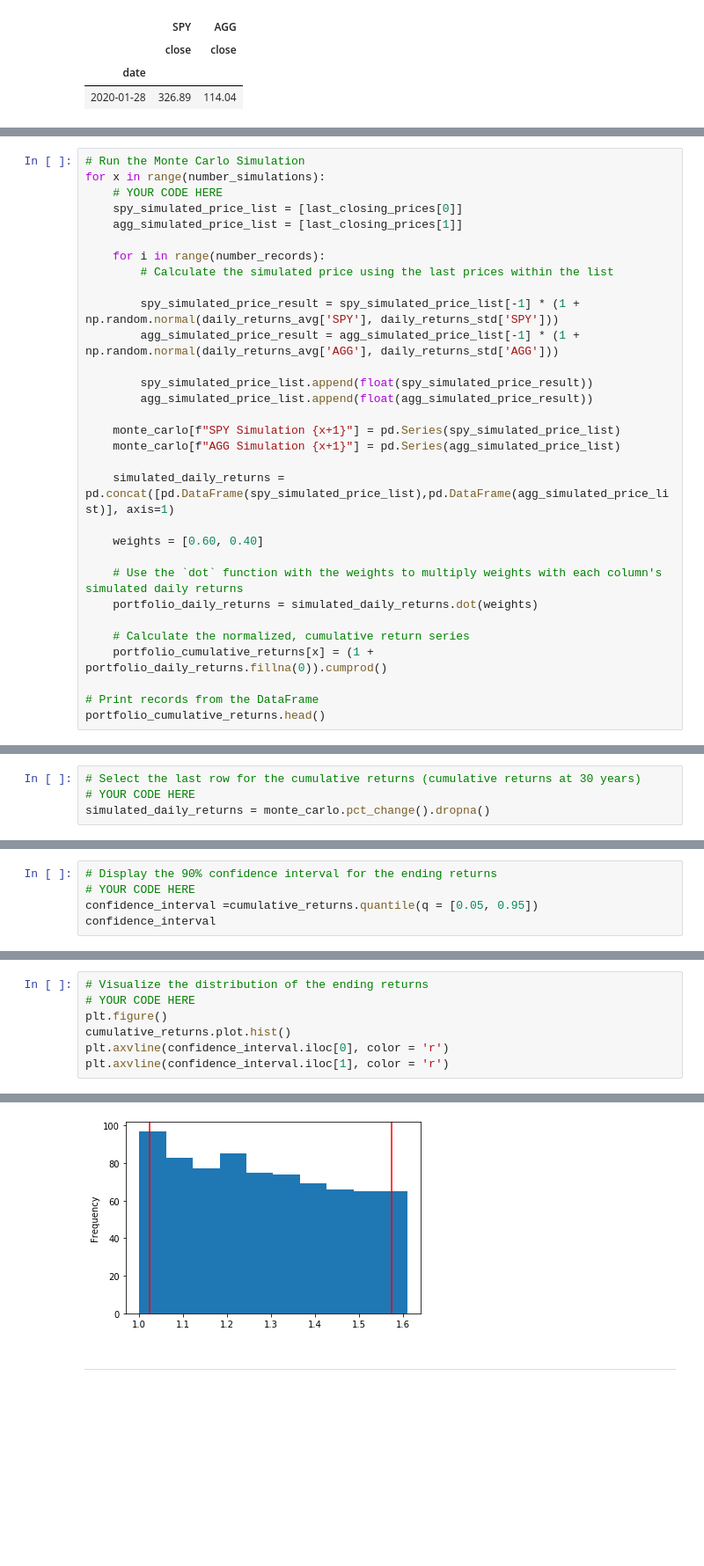
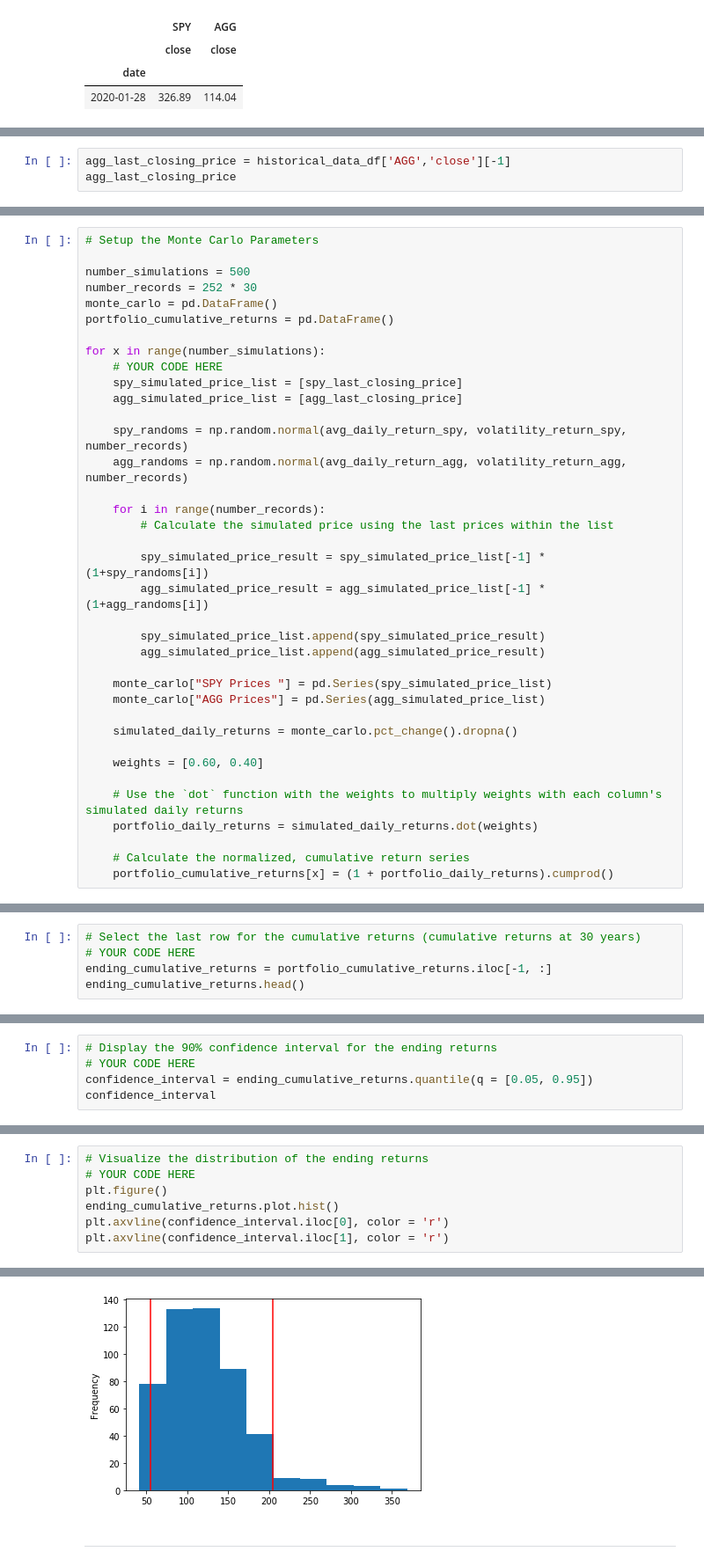
Before and after one commit to jaimebunay/api_homework, a Jupyter notebook: portfolio_planner.ipynb, the cells around one changed output, grey strips where cells are left out. Shown at 88% size. Drawn from its saved outputs; the diff is of its cells as text; blank space fills up the shorter version.

```diff
--- a/portfolio_planner.ipynb
+++ b/portfolio_planner.ipynb
@@ -176,0 +145,3 @@ portfolio_cumulative_returns = pd.DataFrame()
+# %%
+agg_last_closing_price = historical_data_df['AGG','close'][-1]
+agg_last_closing_price
@@ -177,23 +150,32 @@ portfolio_cumulative_returns = pd.DataFrame()
 # %%
-# Run the Monte Carlo Simulation
+# Setup the Monte Carlo Parameters
+
+number_simulations = 500
+number_records = 252 * 30
+monte_carlo = pd.DataFrame()
+portfolio_cumulative_returns = pd.DataFrame()
+
 for x in range(number_simulations):
     # YOUR CODE HERE
-    spy_simulated_price_list = [last_closing_prices[0]]
-    agg_simulated_price_list = [last_closing_prices[1]]
+    spy_simulated_price_list = [spy_last_closing_price]
+    agg_simulated_price_list = [agg_last_closing_price]
+
+    spy_randoms = np.random.normal(avg_daily_return_spy, volatility_return_spy, number_records)
+    agg_randoms = np.random.normal(avg_daily_return_agg, volatility_return_agg, number_records)
 
     for i in range(number_records):
         # Calculate the simulated price using the last prices within the list
 
-        spy_simulated_price_result = spy_simulated_price_list[-1] * (1 + np.random.normal(daily_returns_avg['SPY'], daily_returns_std['SPY']))
-        agg_simulated_price_result = agg_simulated_price_list[-1] * (1 + np.random.normal(daily_returns_avg['AGG'], daily_returns_std['AGG']))
+        spy_simulated_price_result = spy_simulated_price_list[-1] * (1+spy_randoms[i])
+        agg_simulated_price_result = agg_simulated_price_list[-1] * (1+agg_randoms[i])
 
-        spy_simulated_price_list.append(float(spy_simulated_price_result))
-        agg_simulated_price_list.append(float(agg_simulated_price_result))
+        spy_simulated_price_list.append(spy_simulated_price_result)
+        agg_simulated_price_list.append(agg_simulated_price_result)
 
-    monte_carlo[f"SPY Simulation {x+1}"] = pd.Series(spy_simulated_price_list)
-    monte_carlo[f"AGG Simulation {x+1}"] = pd.Series(agg_simulated_price_list)
+    monte_carlo["SPY Prices "] = pd.Series(spy_simulated_price_list)
+    monte_carlo["AGG Prices"] = pd.Series(agg_simulated_price_list)
 
-    simulated_daily_returns = pd.concat([pd.DataFrame(spy_simulated_price_list),pd.DataFrame(agg_simulated_price_list)], axis=1)
+    simulated_daily_returns = monte_carlo.pct_change().dropna()
 
     weights = [0.60, 0.40]
 
@@ -201,7 +183,4 @@ for x in range(number_simulations):
     portfolio_daily_returns = simulated_daily_returns.dot(weights)
 
     # Calculate the normalized, cumulative return series
-    portfolio_cumulative_returns[x] = (1 + portfolio_daily_returns.fillna(0)).cumprod()
-
-# Print records from the DataFrame
-portfolio_cumulative_returns.head()
+    portfolio_cumulative_returns[x] = (1 + portfolio_daily_returns).cumprod()
@@ -239,4 +211,5 @@ monte_carlo.plot(figsize=(15,7), legend = None, title = plot_title)
 # %%
 # Select the last row for the cumulative returns (cumulative returns at 30 years)
 # YOUR CODE HERE
-simulated_daily_returns = monte_carlo.pct_change().dropna()
+ending_cumulative_returns = portfolio_cumulative_returns.iloc[-1, :]
+ending_cumulative_returns.head()
@@ -318,6 +240,6 @@ cumulative_returns[20]
 # %%
 # Display the 90% confidence interval for the ending returns
 # YOUR CODE HERE
-confidence_interval =cumulative_returns.quantile(q = [0.05, 0.95])
+confidence_interval = ending_cumulative_returns.quantile(q = [0.05, 0.95])
 confidence_interval
 # %% [output]
@@ -327,13 +249,13 @@ dtype: float64
 # %%
 # Visualize the distribution of the ending returns
 # YOUR CODE HERE
 plt.figure()
-cumulative_returns.plot.hist()
+ending_cumulative_returns.plot.hist()
 plt.axvline(confidence_interval.iloc[0], color = 'r')
 plt.axvline(confidence_interval.iloc[1], color = 'r')
 # %% [output]
 <matplotlib.lines.Line2D at 0x...>
-[figure, old version]
+[figure, new version]
 # %% [markdown]
 ---
 # %% [markdown]
```
Also changed, not shown: parts of 41 cells of this notebook, 1 other file.
